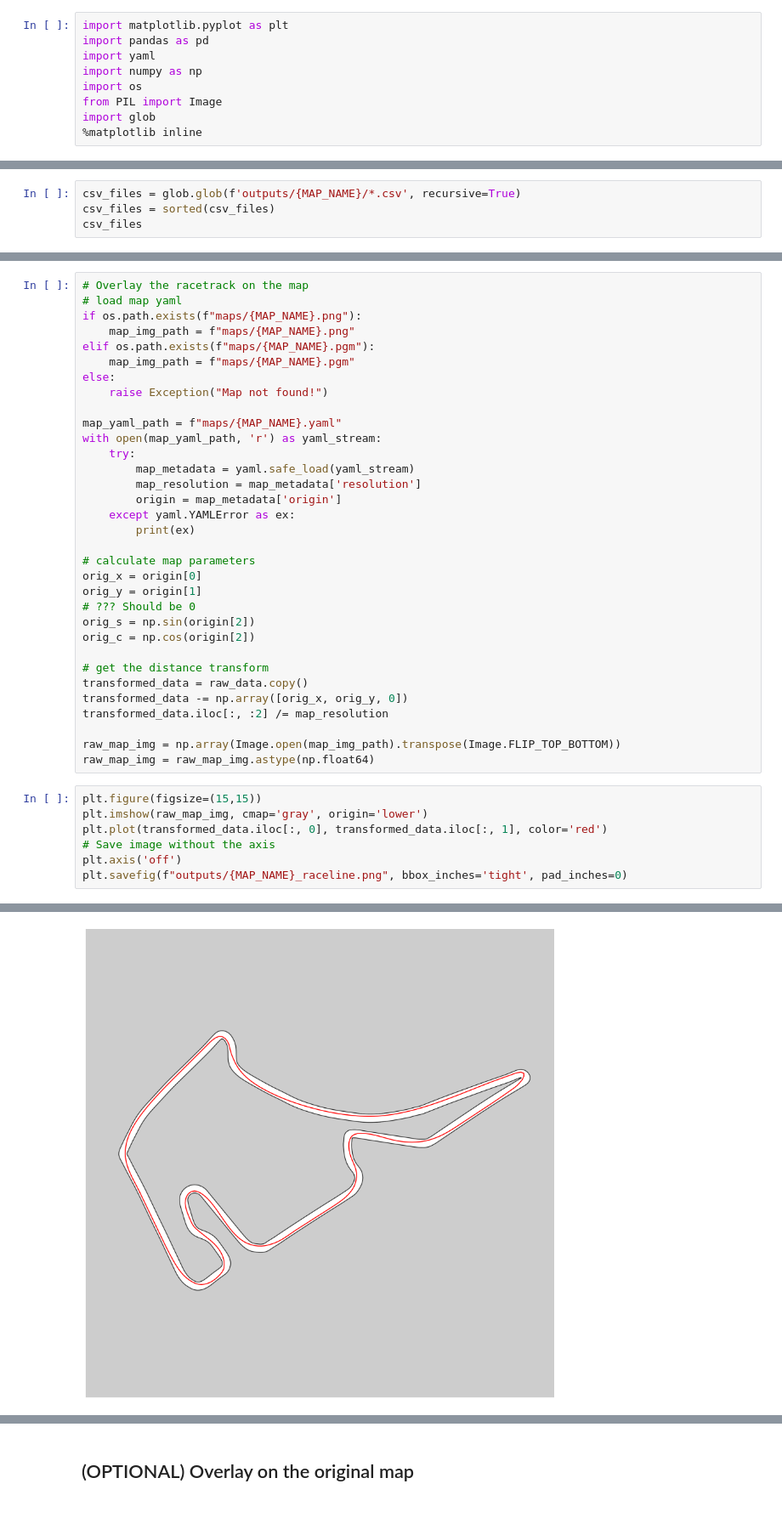
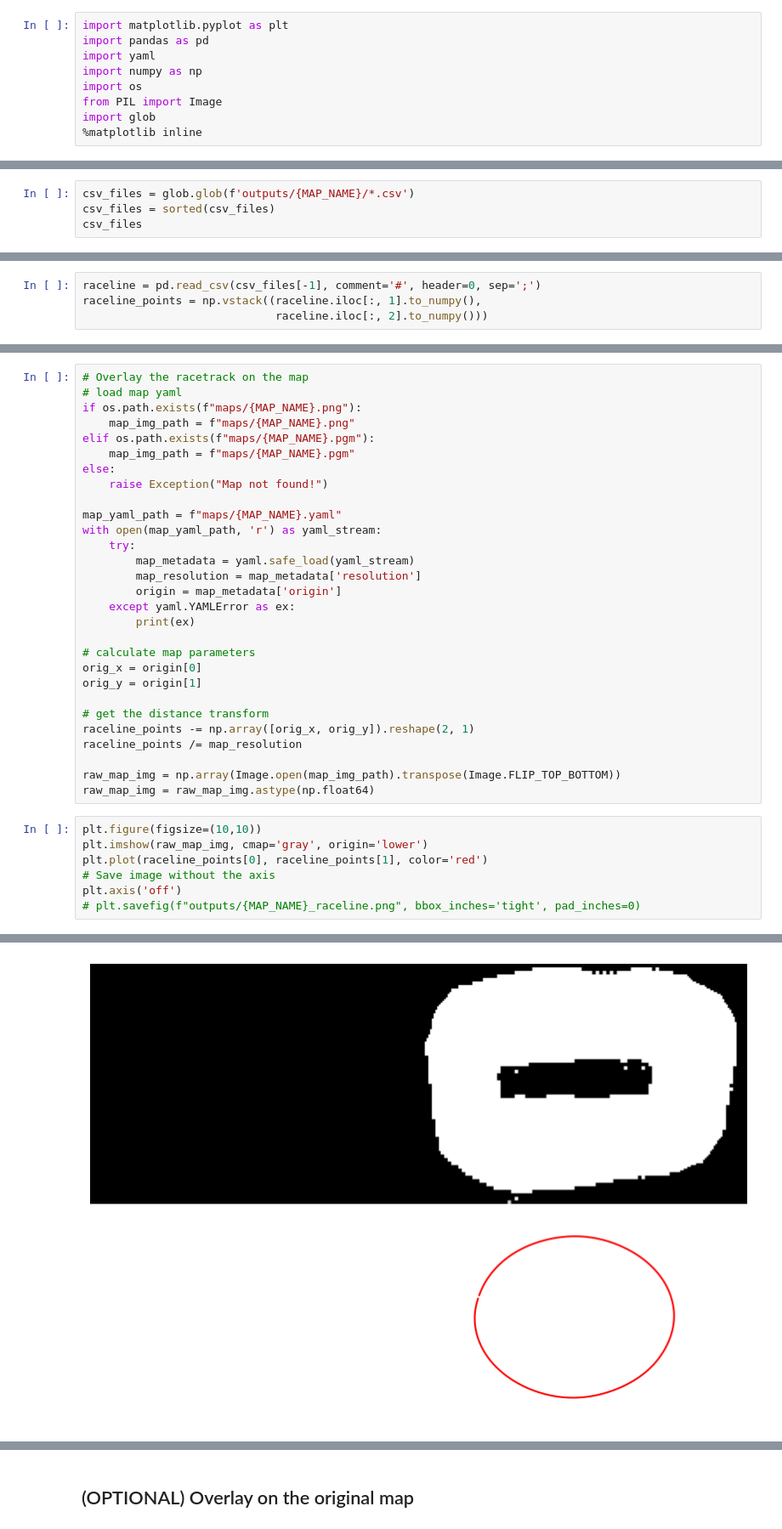
Before and after one commit to WVU-F1Tenth/Raceline-Optimization, a Jupyter notebook: visualize_raceline.ipynb, the cells around one changed output, grey strips where cells are left out. Shown at 85% size. Cells and saved outputs as stored; diff of their text form.

```diff
--- a/visualize_raceline.ipynb
+++ b/visualize_raceline.ipynb
@@ -12,5 +12,5 @@ MAP_NAME = "berlin_map"
 # %%
-csv_files = glob.glob(f'outputs/{MAP_NAME}/*.csv', recursive=True)
+csv_files = glob.glob(f'outputs/{MAP_NAME}/*.csv')
 csv_files = sorted(csv_files)
 csv_files
 # %% [output]
@@ -23 +18,5 @@ IndexError: list index out of range
+# %%
+raceline = pd.read_csv(csv_files[-1], comment='#', header=0, sep=';')
+raceline_points = np.vstack((raceline.iloc[:, 1].to_numpy(),
+                             raceline.iloc[:, 2].to_numpy()))
 # %%
@@ -48,22 +48,18 @@ with open(map_yaml_path, 'r') as yaml_stream:
 # calculate map parameters
 orig_x = origin[0]
 orig_y = origin[1]
-# ??? Should be 0
-orig_s = np.sin(origin[2])
-orig_c = np.cos(origin[2])
 
 # get the distance transform
-transformed_data = raw_data.copy()
-transformed_data -= np.array([orig_x, orig_y, 0])
-transformed_data.iloc[:, :2] /= map_resolution
+raceline_points -= np.array([orig_x, orig_y]).reshape(2, 1)
+raceline_points /= map_resolution
 
 raw_map_img = np.array(Image.open(map_img_path).transpose(Image.FLIP_TOP_BOTTOM))
 raw_map_img = raw_map_img.astype(np.float64)
 # %%
-plt.figure(figsize=(15,15))
+plt.figure(figsize=(10,10))
 plt.imshow(raw_map_img, cmap='gray', origin='lower')
-plt.plot(transformed_data.iloc[:, 0], transformed_data.iloc[:, 1], color='red')
+plt.plot(raceline_points[0], raceline_points[1], color='red')
 # Save image without the axis
 plt.axis('off')
-plt.savefig(f"outputs/{MAP_NAME}_raceline.png", bbox_inches='tight', pad_inches=0)
+# plt.savefig(f"outputs/{MAP_NAME}_raceline.png", bbox_inches='tight', pad_inches=0)
 # %% [output]
@@ -70,3 +67,3 @@ plt.savefig(f"outputs/{MAP_NAME}_raceline.png", bbox_inches='tight', pad_inches=
-[figure, old version]
+[figure, new version]
 # %%
 %matplotlib inline
```
Also changed, not shown: parts of 7 cells of this notebook, 4 other files.
